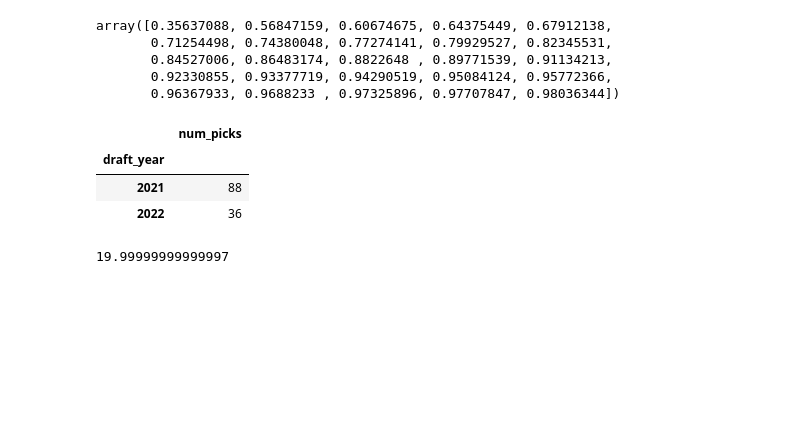
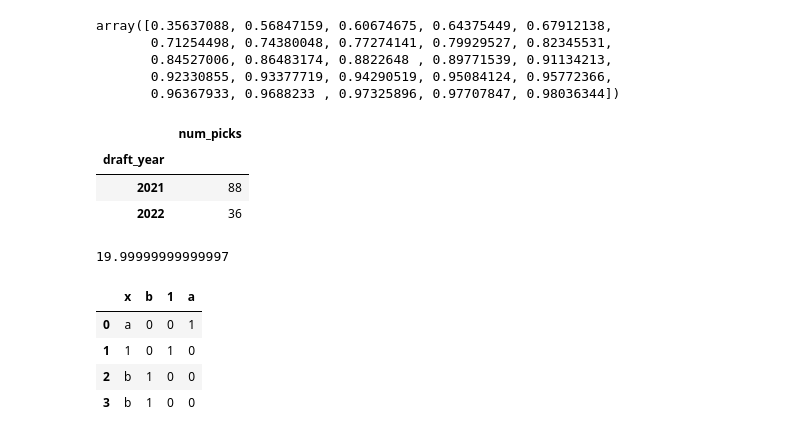
Before and after one commit to ConnorDeLong/Underdog-FF-Draft-Prediction, a Jupyter notebook: UD_draft_model/modeling/create_model.ipynb, the cells around one changed output. Cells and saved outputs as stored; diff of their text form; code cells hidden in the pictures; blank space fills up the shorter version.

```diff
--- a/UD_draft_model/modeling/create_model.ipynb
+++ b/UD_draft_model/modeling/create_model.ipynb
@@ -417,3 +615,26 @@ total
 #     print('no')
 # %% [output]
 19.99999999999997
+# %%
+import pandas as pd
+import numpy as np
+
+x = [['a '], [1], ['b'], ['b']]
+
+df = pd.DataFrame(x, columns=['x'])
+vals = list(set(df['x'].astype(str).str.strip().values))
+
+df['x'] = df['x'].astype(str).str.strip()
+
+for val in vals:
+    df[val] = np.where(df['x'] == val, 1, 0)
+
+# df['check'] = np.where(df['x'] == 'a', 1, 0)
+
+df
+# %% [output]
+|  | x | b | 1 | a |
+| 0 | a | 0 | 0 | 1 |
+| 1 | 1 | 0 | 1 | 0 |
+| 2 | b | 1 | 0 | 0 |
+| 3 | b | 1 | 0 | 0 |
```
Also changed, not shown: parts of 7 cells of this notebook, 3 other files.
